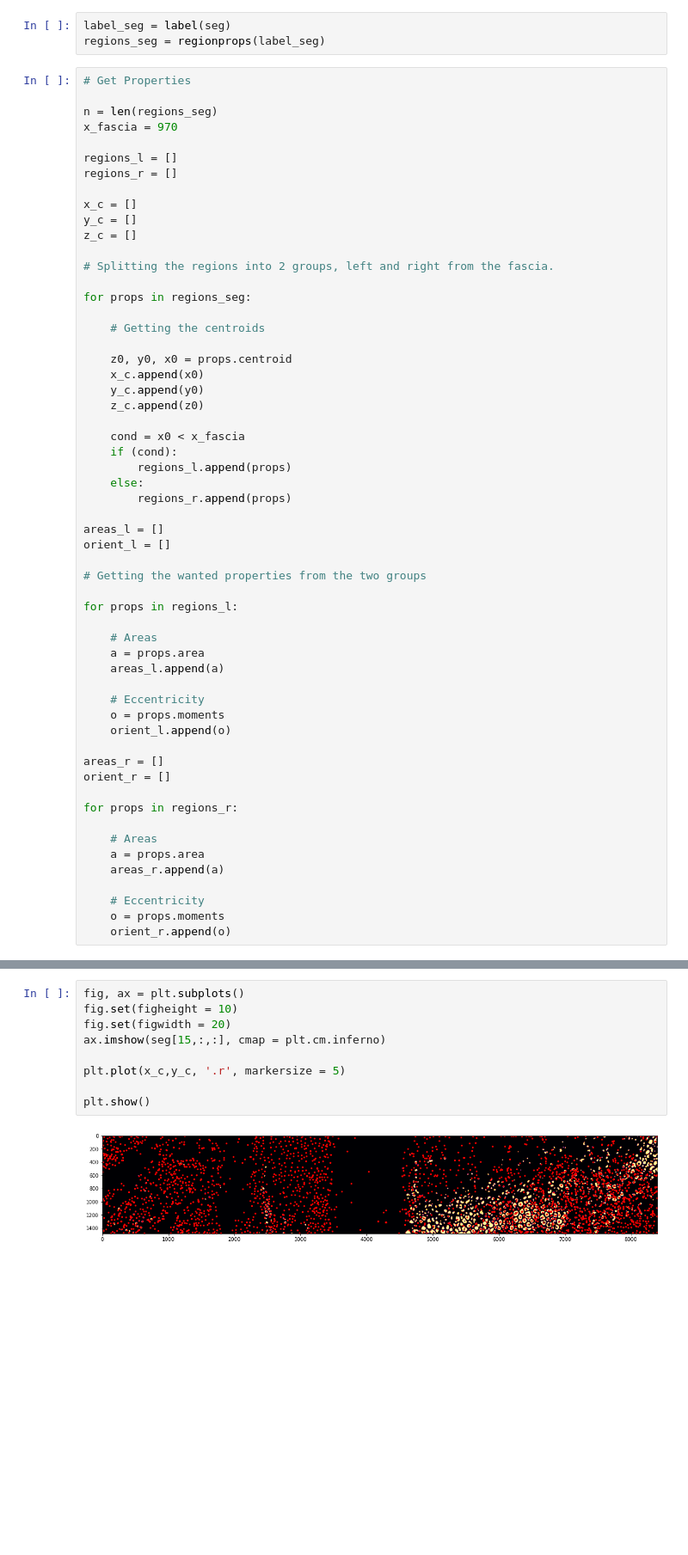
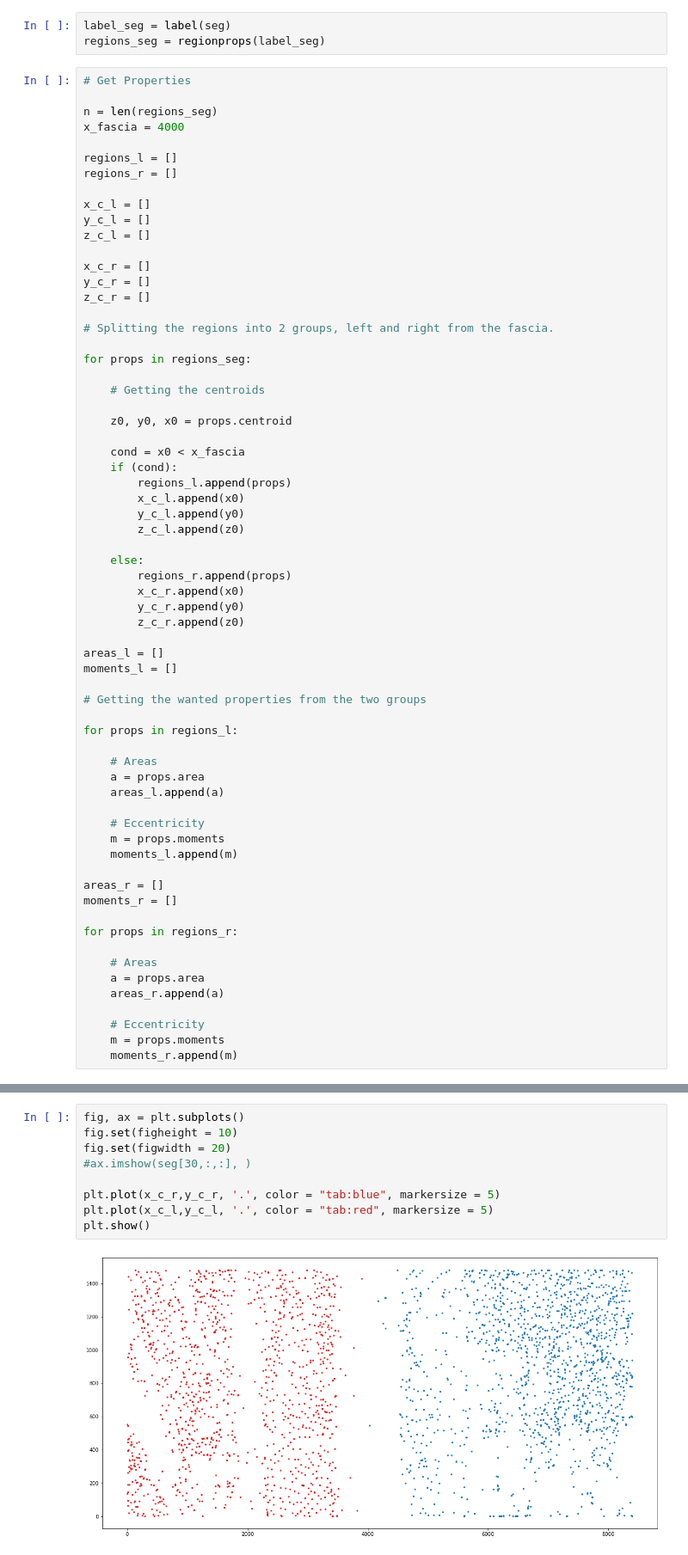
Before and after one commit to DarioMoed/RESTORE, a Jupyter notebook: 3D_Segmentation.ipynb, the cells around one changed output, grey strips where cells are left out. Shown at 86% size. Saved outputs shown, nothing was run; the diff lists cells and outputs as text; blank space fills up the shorter version.

```diff
--- a/3D_Segmentation.ipynb
+++ b/3D_Segmentation.ipynb
@@ -34,14 +34,18 @@ regions_seg = regionprops(label_seg)
 # Get Properties
 
 n = len(regions_seg)
-x_fascia = 970
+x_fascia = 4000
 
 regions_l = []
 regions_r = []
 
-x_c = []
-y_c = []
-z_c = []
+x_c_l = []
+y_c_l = []
+z_c_l = []
+
+x_c_r = []
+y_c_r = []
+z_c_r = []
 
 # Splitting the regions into 2 groups, left and right from the fascia.
 
@@ -50,18 +54,22 @@ for props in regions_seg:
     # Getting the centroids
 
     z0, y0, x0 = props.centroid
-    x_c.append(x0)
-    y_c.append(y0)
-    z_c.append(z0)
 
     cond = x0 < x_fascia
     if (cond):
         regions_l.append(props)
+        x_c_l.append(x0)
+        y_c_l.append(y0)
+        z_c_l.append(z0)
+
     else:
         regions_r.append(props)
+        x_c_r.append(x0)
+        y_c_r.append(y0)
+        z_c_r.append(z0)
 
 areas_l = []
-orient_l = []
+moments_l = []
 
 # Getting the wanted properties from the two groups
 
@@ -72,11 +80,11 @@ for props in regions_l:
     areas_l.append(a)
 
     # Eccentricity
-    o = props.moments
-    orient_l.append(o)
+    m = props.moments
+    moments_l.append(m)
 
 areas_r = []
-orient_r = []
+moments_r = []
 
 for props in regions_r:
 
@@ -85,5 +93,5 @@ for props in regions_r:
     areas_r.append(a)
 
     # Eccentricity
-    o = props.moments
-    orient_r.append(o)
+    m = props.moments
+    moments_r.append(m)
@@ -90,11 +170,11 @@ for props in regions_r:
 # %%
 fig, ax = plt.subplots()
 fig.set(figheight = 10)
 fig.set(figwidth = 20)
-ax.imshow(seg[15,:,:], cmap = plt.cm.inferno)
+#ax.imshow(seg[30,:,:], )
 
-plt.plot(x_c,y_c, '.r', markersize = 5)
-
+plt.plot(x_c_r,y_c_r, '.', color = "tab:blue", markersize = 5)
+plt.plot(x_c_l,y_c_l, '.', color = "tab:red", markersize = 5)
 plt.show()
 # %% [output]
-[figure, old version]
+[figure, new version]
```
Also changed, not shown: parts of 10 cells of this notebook, 1 other file.
